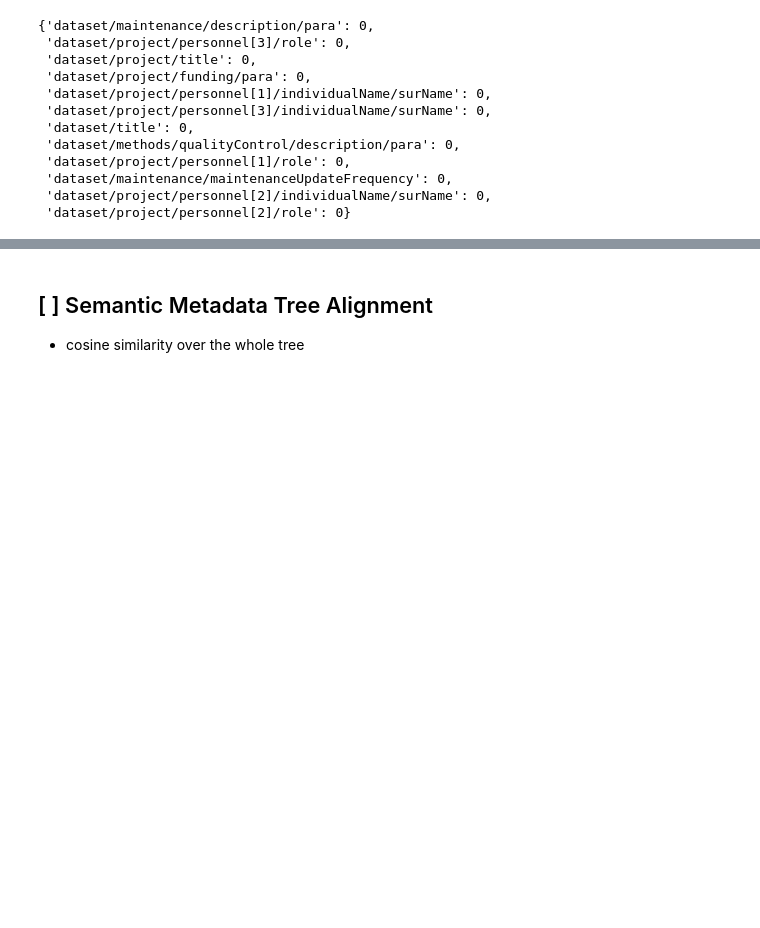
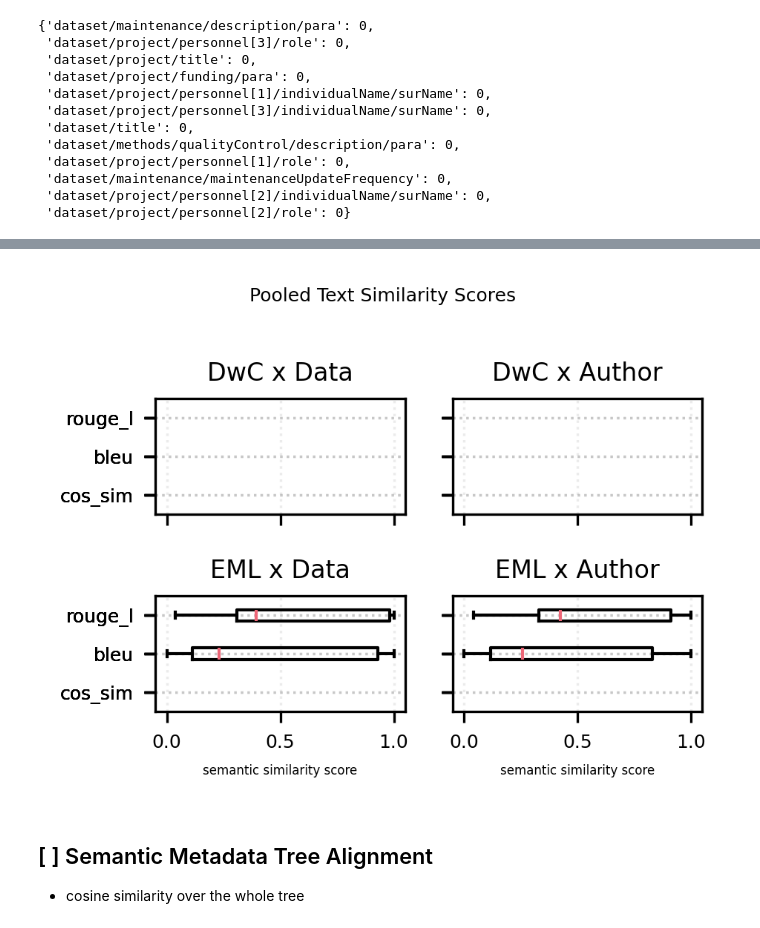
Before and after one commit to mitja-o/metadata-assistant, a Jupyter notebook: _evaluation/statistics/results/e1-generated-metadata-asessment.ipynb, the cells around one changed output, grey strips where cells are left out. Drawn from its saved outputs; the diff is of its cells as text; code cells hidden in the pictures; blank space fills up the shorter version.

```diff
--- a/_evaluation/statistics/results/e1-generated-metadata-asessment.ipynb
+++ b/_evaluation/statistics/results/e1-generated-metadata-asessment.ipynb
@@ -1465,13 +1480,14 @@ def get_semantic_similarity_metrics(v1, v2, min_words=4) -> SemanticSimilaritySc
     v1_wc = len(v1.split())
     v2_wc = len(v2.split())
 
-    # FIXME: this doesn't run on INTEL MAC!
-    # cos_sim = compute_semantic_score(v1_input, v2_input) if v1_input and v2_input else 0.0
-    cos_sim = 0.0
+    if COS_SIMILARITY_READY:
+        cos_sim = compute_semantic_score(v1_input, v2_input) if v1_input and v2_input else 0.0
+    else:
+        cos_sim = np.nan
 
     if v1_wc < min_words or v2_wc < min_words:
-        bleu = 0
-        rouge_l = 0
+        bleu = np.nan
+        rouge_l = np.nan
     else:
         bleu = sentence_bleu([v1_input.split()], v2_input.split(), smoothing_function=smoothing)
         rouge_l = r_scorer.score(v1_input, v2_input)['rougeL'].fmeasure
@@ -1641,3 +1685,25 @@ plt.show()
+# %%
+fig, axs = plt.subplots(2, 2, dpi=300, figsize=(3.2, 2.4), sharey=True, sharex=True)
+
+head_count = 10
+fig.suptitle("Pooled Text Similarity Scores", fontsize=6)
+for i, (ax, (g, ok_ms)) in enumerate(zip(itlx.chain.from_iterable(axs), result_text_sem_metric_groups.items())):
+    ax.boxplot(
+        [ok_ms[m].dropna() for m in SIM_SCORE_KEYS],
+        tick_labels = SIM_SCORE_KEYS,
+        vert=False,
+        flierprops=dict(markersize=2),
+    )
+    if i > 1:
+        ax.set_xlabel("semantic similarity score", fontsize=4)
+    ax.set_title(g.replace("-", " "))
+    ax.grid(alpha=0.25, ls=":")
+    ax.set_axisbelow(True)
+
+plt.tight_layout()
+plt.show()
+# %% [output]
+[figure, added]
 # %% [markdown]
 ## [ ] Semantic Metadata Tree Alignment
 
```
Also changed, not shown: parts of 17 cells of this notebook.
